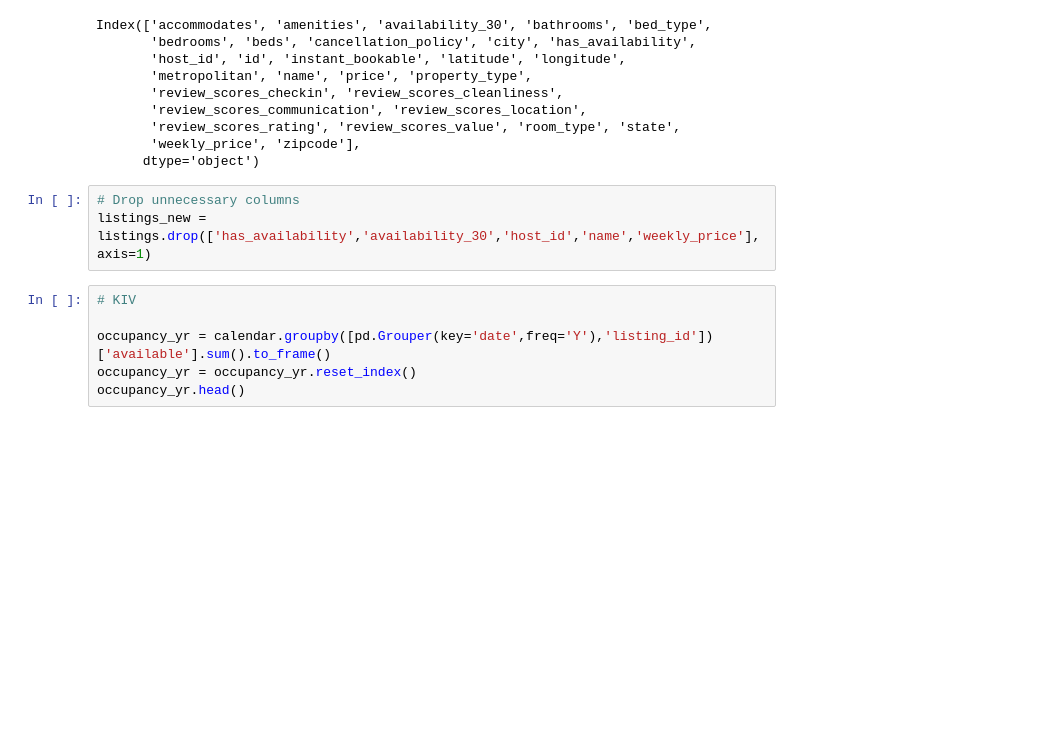
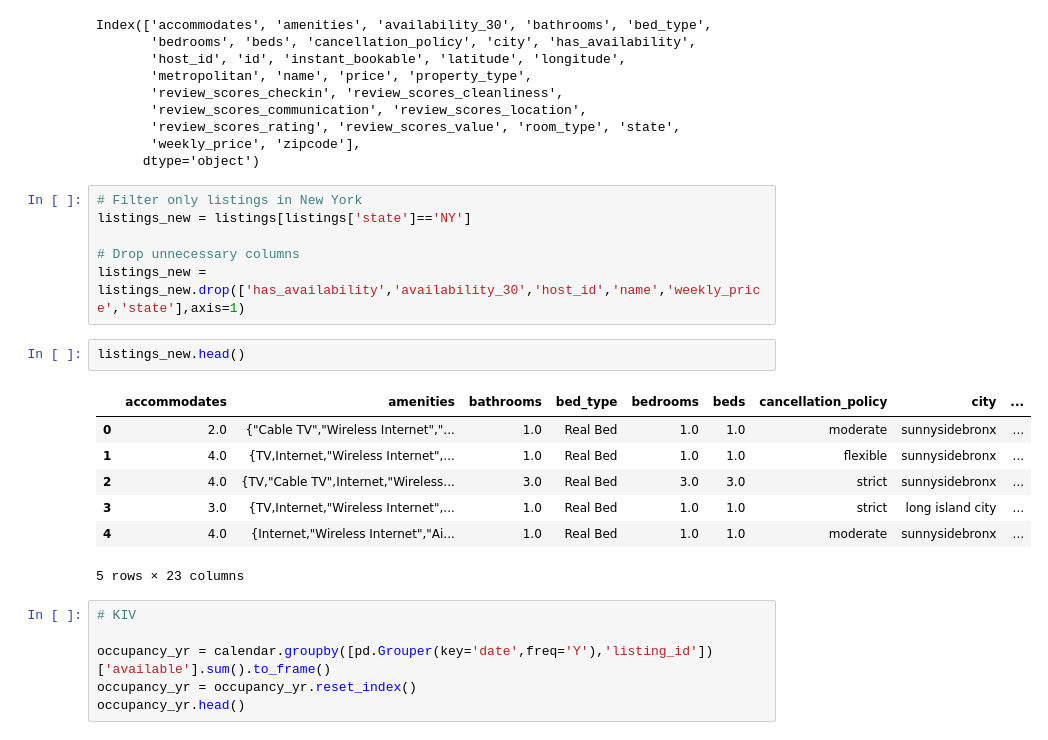
Before and after one commit to terenceneo/Airbnb-NYC-data-study, a Jupyter notebook: Low booking rate listings.ipynb, the cells around one changed output. Cells and saved outputs as stored; diff of their text form; blank space fills up the shorter version.

```diff
--- a/Low booking rate listings.ipynb
+++ b/Low booking rate listings.ipynb
@@ -120,8 +215,21 @@ Index(['accommodates', 'amenities', 'availability_30', 'bathrooms', 'bed_type',
        'weekly_price', 'zipcode'],
       dtype='object')
 # %%
+# Filter only listings in New York
+listings_new = listings[listings['state']=='NY']
+
 # Drop unnecessary columns
-listings_new = listings.drop(['has_availability','availability_30','host_id','name','weekly_price'],axis=1)
+listings_new = listings_new.drop(['has_availability','availability_30','host_id','name','weekly_price','state'],axis=1)
+# %%
+listings_new.head()
+# %% [output]
+|  | accommodates | amenities | bathrooms | bed_type | bedrooms | beds | cancellation_policy | city | ... |
+| 0 | 2.0 | {"Cable TV","Wireless Internet","... | 1.0 | Real Bed | 1.0 | 1.0 | moderate | sunnysidebronx | ... |
+| 1 | 4.0 | {TV,Internet,"Wireless Internet",... | 1.0 | Real Bed | 1.0 | 1.0 | flexible | sunnysidebronx | ... |
+| 2 | 4.0 | {TV,"Cable TV",Internet,"Wireless... | 3.0 | Real Bed | 3.0 | 3.0 | strict | sunnysidebronx | ... |
+| 3 | 3.0 | {TV,Internet,"Wireless Internet",... | 1.0 | Real Bed | 1.0 | 1.0 | strict | long island city | ... |
+| 4 | 4.0 | {Internet,"Wireless Internet","Ai... | 1.0 | Real Bed | 1.0 | 1.0 | moderate | sunnysidebronx | ... |
+5 rows × 23 columns
 # %%
 # KIV
 
```
Also changed, not shown: parts of 21 cells of this notebook, 1 other file.
